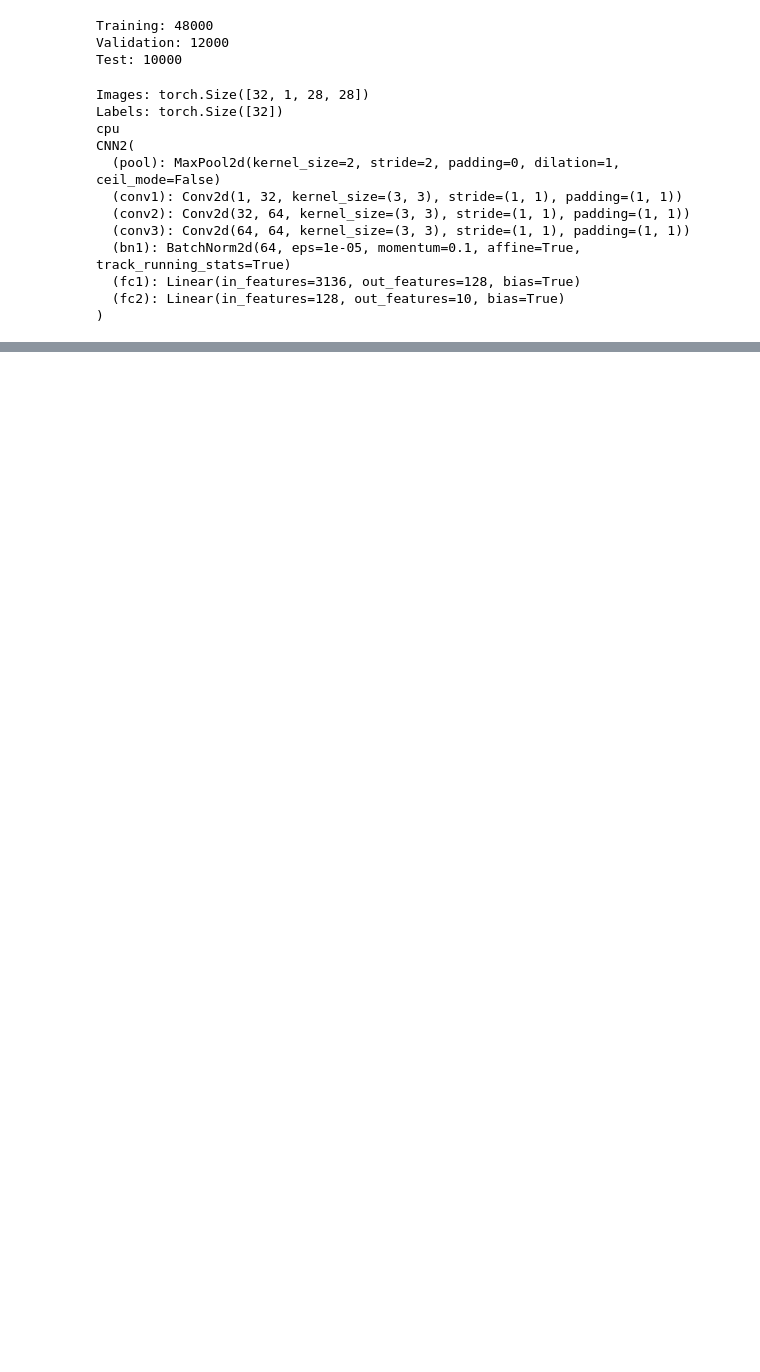
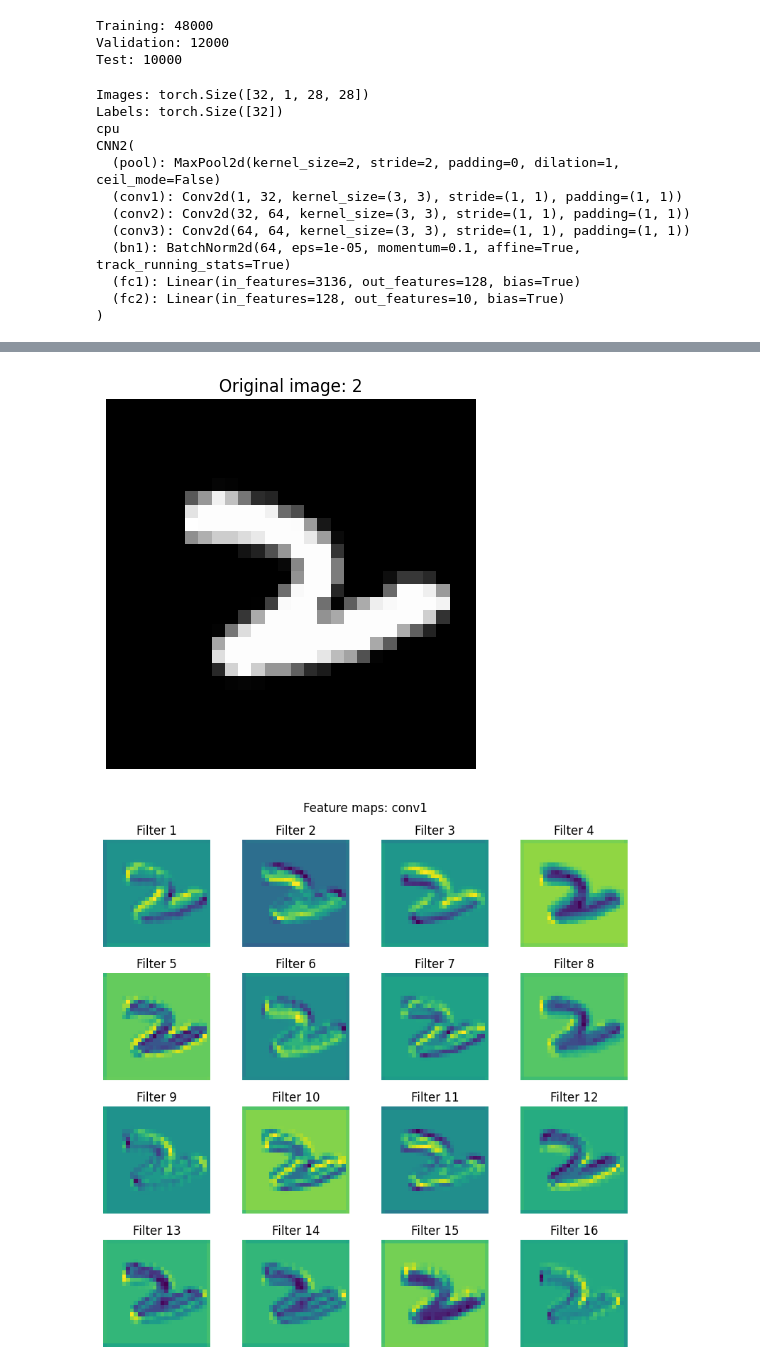
Before and after one commit to tom-fritzdorf/Statistical-Machine-Learning, a Jupyter notebook: Question3.ipynb, the cells around one changed output, grey strips where cells are left out. Saved outputs shown, nothing was run; the diff lists cells and outputs as text; code cells hidden in the pictures; blank space fills up the shorter version.

```diff
--- a/Question3.ipynb
+++ b/Question3.ipynb
@@ -436,0 +607,62 @@ Validation loss:     0.0457971
+# %%
+
+
+
+# Store activations from each layer
+activations = {}
+
+def get_activation(name):
+    def hook(model, input, output):
+        activations[name] = output.detach()
+    return hook
+
+# Register hooks for your three convolutional layers
+handles = [
+    model_2.conv1.register_forward_hook(get_activation("conv1")),
+    model_2.conv2.register_forward_hook(get_activation("conv2")),
+    model_2.conv3.register_forward_hook(get_activation("conv3"))
+]
+
+# Select one MNIST image
+image, label = val_dataset[0]
+
+# Add batch dimension: (1, 28, 28) -> (1, 1, 28, 28)
+image_batch = image.unsqueeze(0)
+
+# Move to the same device as the model
+device = next(model_2.parameters()).device
+image_batch = image_batch.to(device)
+
+model_2.eval()
+
+with torch.no_grad():
+    output = model_2(image_batch)
+
+# Plot original image
+plt.imshow(image.squeeze(), cmap="gray")
+plt.title(f"Original image: {label}")
+plt.axis("off")
+plt.show()
+
+# Visualize first 16 feature maps from each layer
+for name, activation in activations.items():
+
+    feature_maps = activation[0].cpu()
+
+    fig, axes = plt.subplots(4, 4, figsize=(8, 8))
+
+    for i, ax in enumerate(axes.flat):
+        ax.imshow(feature_maps[i], cmap="viridis")
+        ax.set_title(f"Filter {i+1}")
+        ax.axis("off")
+
+    fig.suptitle(f"Feature maps: {name}")
+    plt.tight_layout()
+    plt.show()
+
+# Remove hooks after visualization
+for handle in handles:
+    handle.remove()
+# %% [output]
+[figure, added]
+[figure, added]
```
Also changed, not shown: parts of 11 cells of this notebook, 6 other files.
